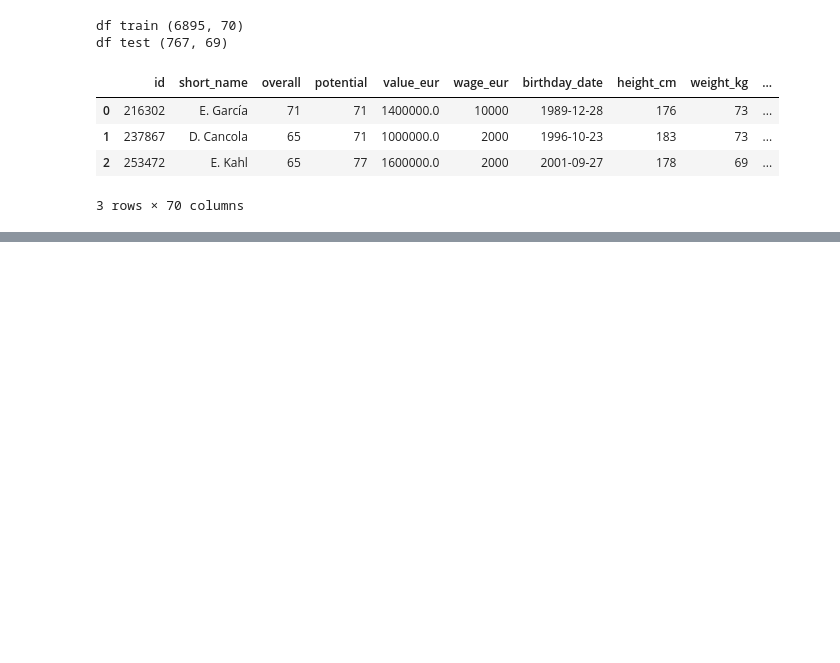
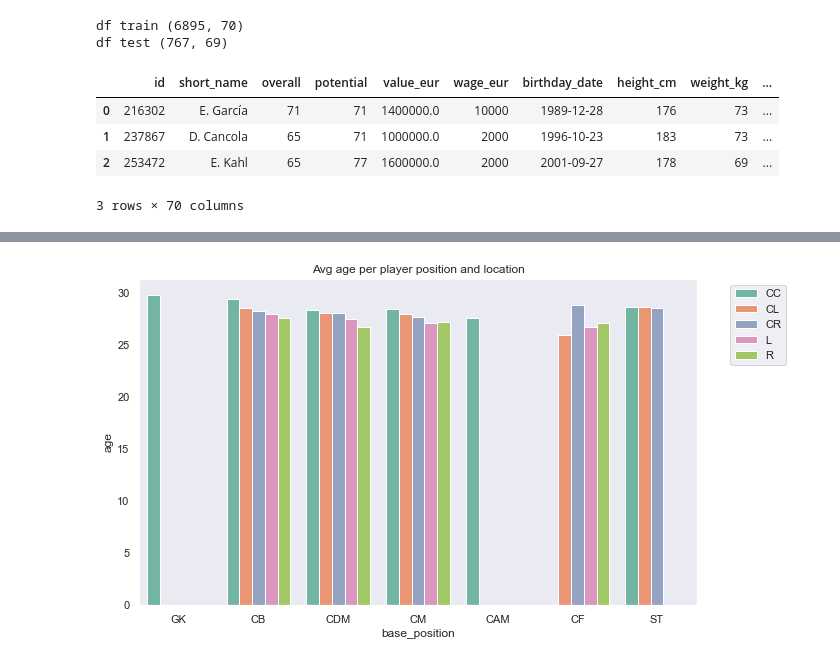
Before and after one commit to mgallon235/ml_football, a Jupyter notebook: mikel_draft_1.ipynb, the cells around one changed output, grey strips where cells are left out. Cells and saved outputs as stored; diff of their text form; code cells hidden in the pictures; blank space fills up the shorter version.

```diff
--- a/mikel_draft_1.ipynb
+++ b/mikel_draft_1.ipynb
@@ -98,0 +253,2 @@ numeric_cols(df)
+# %%
+id_player_loc = player_char.groupby(['base_position','position_loc'])[player_num_vars].mean().sort_values(by='position_ord',ascending=True).round(3).reset_index()
@@ -98,0 +264,10 @@ numeric_cols(df)
+# %%
+plt.figure(figsize=(10, 6))
+#cpal = sns.color_palette("cmo.deep", n_colors=5)
+cpal = sns.color_palette("Set2", n_colors=5)
+sns.barplot(data=id_player_loc, x="base_position", y="age", hue="position_loc", palette=cpal)
+plt.legend(bbox_to_anchor=(1.05, 1), loc='upper left')
+plt.title('Avg age per player position and location')
+plt.show()
+# %% [output]
+[figure, added]
```
Also changed, not shown: parts of 46 cells of this notebook, 1 other file.
